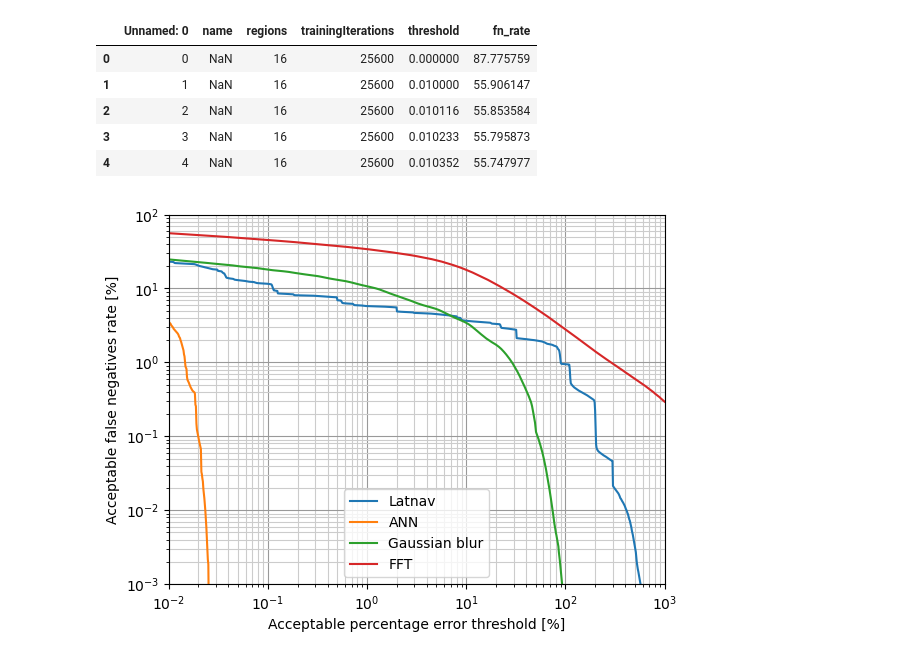
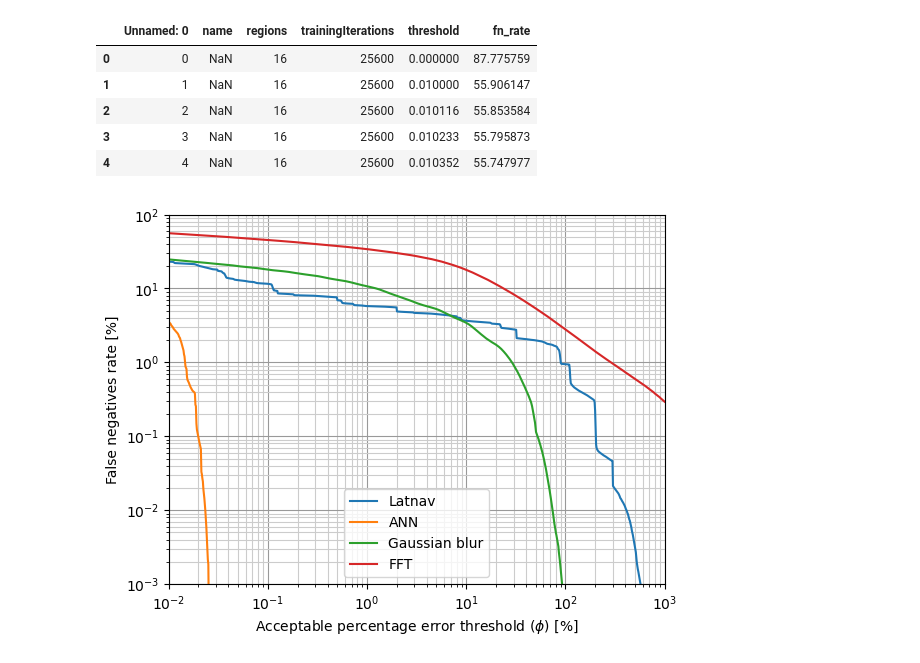
Before and after one commit to francesco-ratti/heteregeneousRTOS_benchmarks_data_analysis_scripts, a Jupyter notebook: FaultDet_performances/false_negatives_vs_threshold_plots.ipynb, the cells around one changed output. Drawn from its saved outputs; the diff is of its cells as text; code cells hidden in the pictures.

Commit message:
Updated plot labels in Jupyter NB for false negatives vs threshold plots

```diff
--- a/FaultDet_performances/false_negatives_vs_threshold_plots.ipynb
+++ b/FaultDet_performances/false_negatives_vs_threshold_plots.ipynb
@@ -31,28 +31,28 @@ latnav_df.dropna(axis=1, inplace=True)
 # %%
 fig = plt.plot(latnav_df["threshold"], latnav_df["fn_rate"], label="Latnav")
 plt.plot(ann_df["threshold"], ann_df["fn_rate"], label="ANN")
 plt.plot(gauss_df["threshold"], gauss_df["fn_rate"], label="Gaussian blur")
 plt.plot(fft_df["threshold"], fft_df["fn_rate"], label="FFT")
 
 plt.grid(visible=True, which='major', color='0.6')
 plt.grid(visible=True, which='minor', color='0.8')
 
 plt.yscale('log')
 plt.xscale('log')
 ax=plt.gca()
 # #ax.yaxis.set_major_formatter(ticker.FuncFormatter(lambda x,pos: ('{:d}%'.format(int(x)))))
 
 plt.tick_params(axis='y', which='minor')
 plt.tick_params(axis='x', which='minor')
 
 
-plt.xlabel("Acceptable percentage error threshold [%]")
-plt.ylabel("Acceptable false negatives rate [%]")
+plt.xlabel("Acceptable percentage error threshold ($\phi$) [%]")
+plt.ylabel("False negatives rate [%]")
 
 plt.xlim((0.01, 1000))
 plt.ylim((0.001, 100))
 
 plt.legend()
 plt.savefig('false_negatives_vs_threshold.pdf')
 # %% [output]
-[figure, old version]
+[figure, new version]
```
